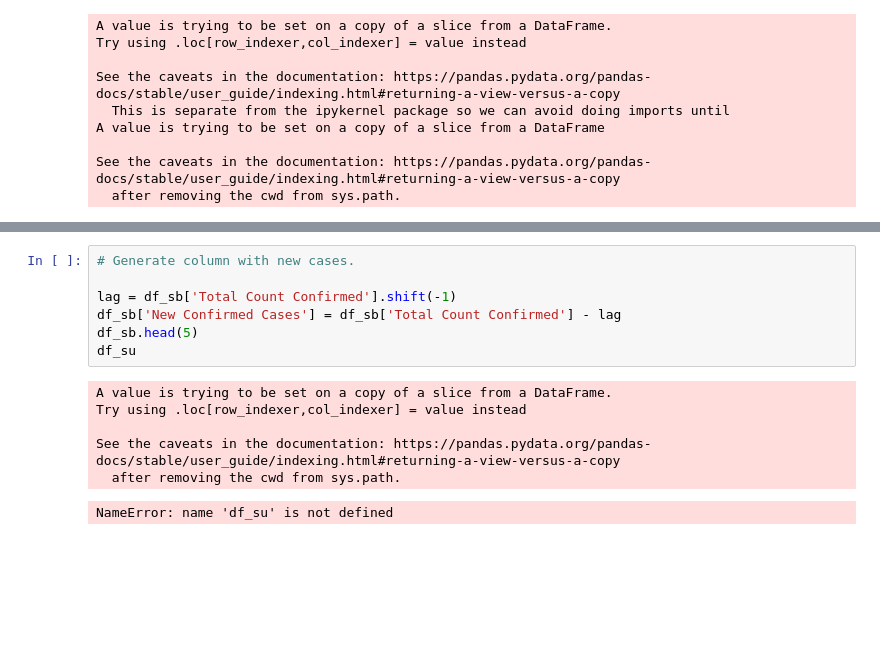
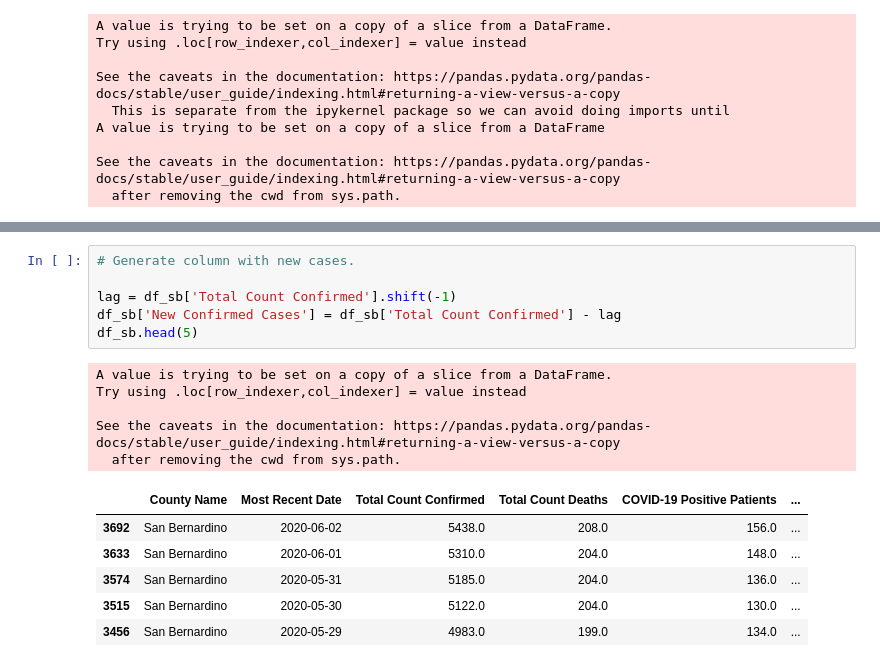
Before and after one commit to SarahEGood/covid19-SB, a Jupyter notebook: San_Bernardino_COVID-19_Data.ipynb, the cells around one changed output, grey strips where cells are left out. Drawn from its saved outputs; the diff is of its cells as text; blank space fills up the shorter version.

```diff
--- a/San_Bernardino_COVID-19_Data.ipynb
+++ b/San_Bernardino_COVID-19_Data.ipynb
@@ -50,14 +60,18 @@ plt.show()
 # %%
 # Generate column with new cases.
 
 lag = df_sb['Total Count Confirmed'].shift(-1)
 df_sb['New Confirmed Cases'] = df_sb['Total Count Confirmed'] - lag
 df_sb.head(5)
-df_su
 # %% [output]
 A value is trying to be set on a copy of a slice from a DataFrame.
 Try using .loc[row_indexer,col_indexer] = value instead
 
 See the caveats in the documentation: https://pandas.pydata.org/pandas-docs/stable/user_guide/indexing.html#returning-a-view-versus-a-copy
   after removing the cwd from sys.path.
-NameError: name 'df_su' is not defined
+|  | County Name | Most Recent Date | Total Count Confirmed | Total Count Deaths | COVID-19 Positive Patients | ... |
+| 3692 | San Bernardino | 2020-06-02 | 5438.0 | 208.0 | 156.0 | ... |
+| 3633 | San Bernardino | 2020-06-01 | 5310.0 | 204.0 | 148.0 | ... |
+| 3574 | San Bernardino | 2020-05-31 | 5185.0 | 204.0 | 136.0 | ... |
+| 3515 | San Bernardino | 2020-05-30 | 5122.0 | 204.0 | 130.0 | ... |
+| 3456 | San Bernardino | 2020-05-29 | 4983.0 | 199.0 | 134.0 | ... |
```
Also changed, not shown: parts of 3 cells of this notebook.
